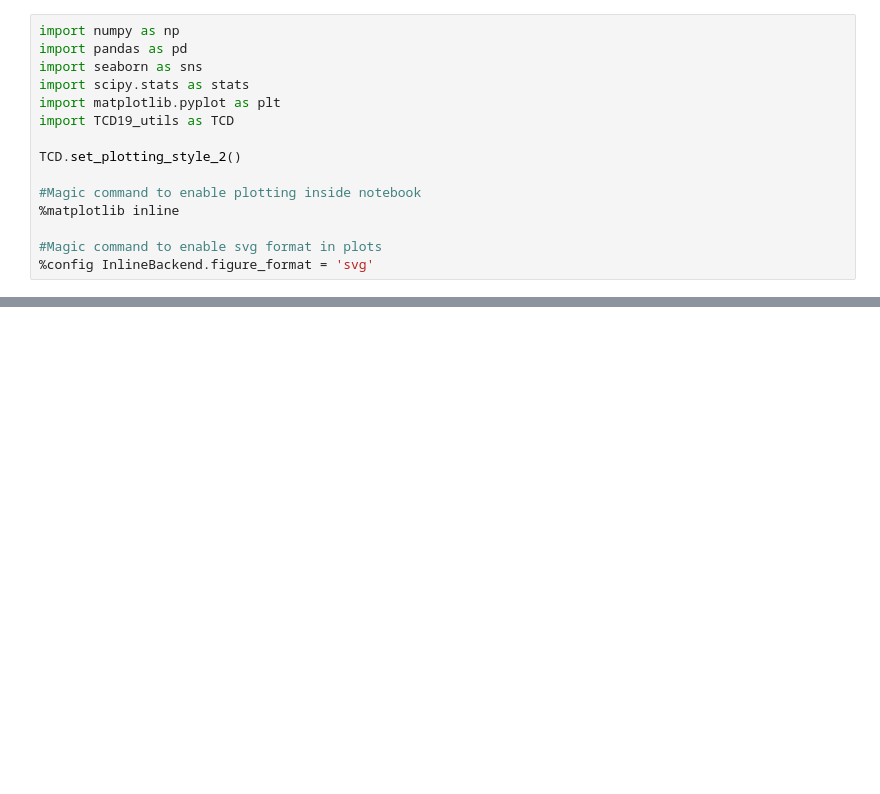
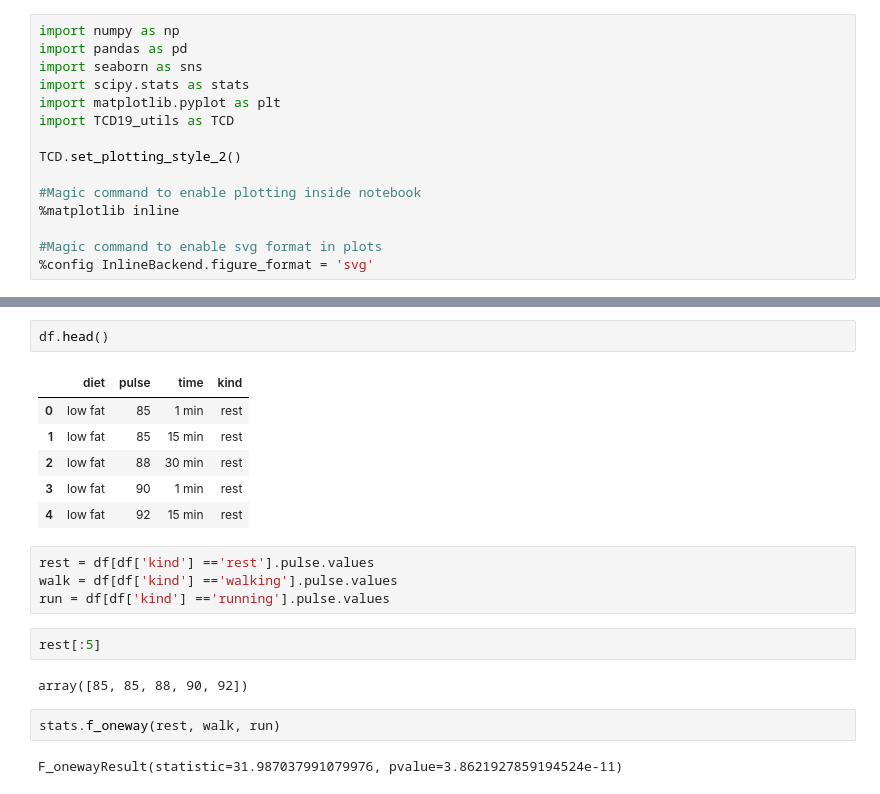
Before and after one commit to eflobau/TCD_19, a Jupyter notebook: notebooks/t10-TCD-ANOVA-and-tukey-test.ipynb, the cells around one changed output, grey strips where cells are left out. Cells and saved outputs as stored; diff of their text form; blank space fills up the shorter version.

```diff
--- a/notebooks/t10-TCD-ANOVA-and-tukey-test.ipynb
+++ b/notebooks/t10-TCD-ANOVA-and-tukey-test.ipynb
@@ -20,0 +48,21 @@ TCD.set_plotting_style_2()
+# %%
+df.head()
+# %% [output]
+|  | diet | pulse | time | kind |
+| 0 | low fat | 85 | 1 min | rest |
+| 1 | low fat | 85 | 15 min | rest |
+| 2 | low fat | 88 | 30 min | rest |
+| 3 | low fat | 90 | 1 min | rest |
+| 4 | low fat | 92 | 15 min | rest |
+# %%
+rest = df[df['kind'] =='rest'].pulse.values
+walk = df[df['kind'] =='walking'].pulse.values
+run = df[df['kind'] =='running'].pulse.values
+# %%
+rest[:5]
+# %% [output]
+array([85, 85, 88, 90, 92])
+# %%
+stats.f_oneway(rest, walk, run)
+# %% [output]
+F_onewayResult(statistic=31.987037991079976, pvalue=3.8621927859194524e-11)
```
Also changed, not shown: parts of 10 cells of this notebook, 1 other file.
